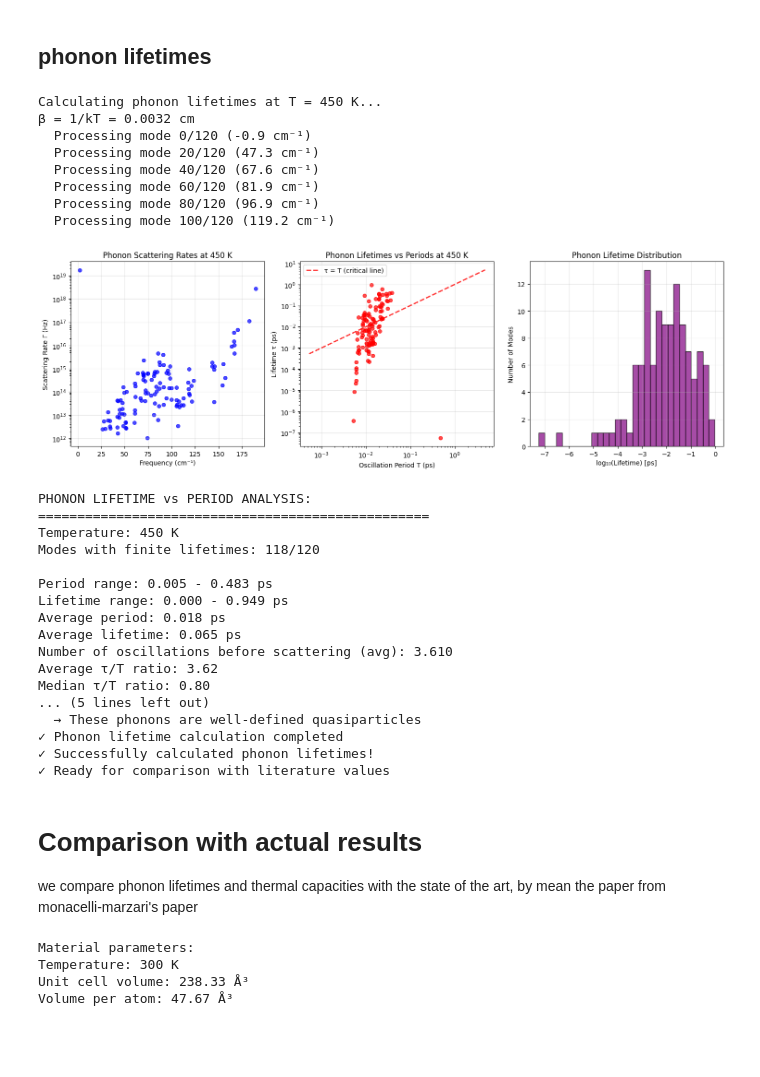
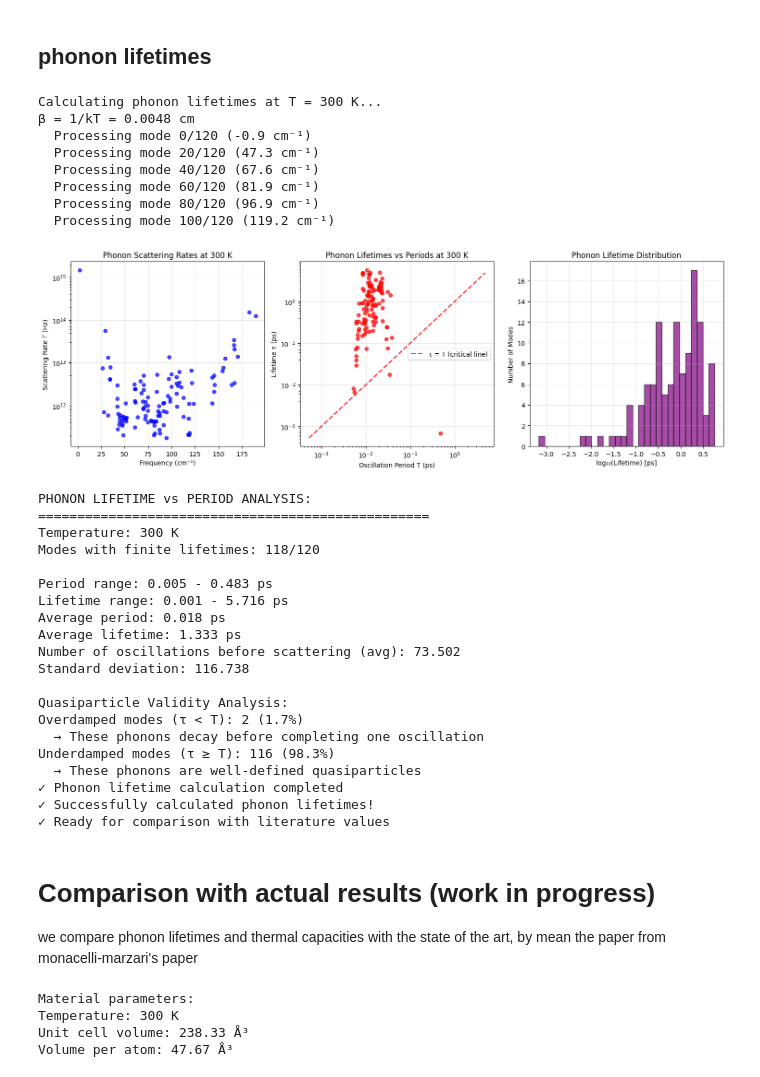
Before and after one commit to MikiPenguin/test, a Jupyter notebook: CsSnI3_AML_Project.ipynb, the cells around one changed output. Cells and saved outputs as stored; diff of their text form; code cells hidden in the pictures; blank space fills up the shorter version.

```diff
--- a/CsSnI3_AML_Project.ipynb
+++ b/CsSnI3_AML_Project.ipynb
@@ -1692,17 +1693,22 @@ Best validation loss: Rank 2 (0.000190)
 ## single training loop
 # %%
 # ------------------------------
-# STEP 4: Training Loop
+# STEP 4: Training Loop with Early Stopping
 # ------------------------------
-model = ForceBasedLoRAModel(num_atoms = 40, rank = 20).to(device)
-optimizer = optim.Adam(model.parameters(), lr = 1e-5)
+model = ForceBasedLoRAModel(num_atoms=40, rank=20).to(device)
+optimizer = optim.Adam(model.parameters(), lr=2*1e-5)
 criterion = nn.MSELoss()
 
-num_epochs = 2000
+max_epochs = 10000
+patience = 200
 train_losses = []
 val_losses = []
 
-for epoch in range(num_epochs):
+best_val_loss = float('inf')
+best_train_loss = None
+patience_counter = 0
+
+for epoch in range(max_epochs):
     # Training
     model.train()
     optimizer.zero_grad()
@@ -1711,6 +1717,7 @@ for epoch in range(num_epochs):
     loss.backward()
     optimizer.step()
     train_losses.append(loss.item())
+
     # Validation
     model.eval()
     with torch.no_grad():
@@ -1718,6 +1725,23 @@ for epoch in range(num_epochs):
         val_loss = criterion(val_preds, y_val.to(device)).item()
         val_losses.append(val_loss)
 
-    if epoch % 100 == 0 or epoch == num_epochs - 1:
+    # Check for improvement
+    if val_loss < best_val_loss:
+        best_val_loss = val_loss
+        best_train_loss = loss.item()
+        patience_counter = 0
+    else:
+        patience_counter += 1
+
+    # Print progress
+    if epoch % 100 == 0 or epoch == max_epochs - 1:
         print(f"Epoch {epoch:03d}: Train Loss = {loss.item():.6f}, Val Loss = {val_loss:.6f}")
+
+    # Early stopping condition
+    if patience_counter >= patience:
+        print(f"Early stopping triggered at epoch {epoch + 1}")
+        break
+
+print(f"Best Train Loss = {best_train_loss:.6f}, Best Val Loss = {best_val_loss:.6f}")
+num_epochs = len(train_losses)
 # %% [output]
@@ -3197,39 +3073,42 @@ Key features:
 # %%
 # Calculate phonon lifetimes using Fermi's Golden Rule
 try:
     scattering_rates, lifetimes = calculate_phonon_lifetimes(
-        phi3_phonon, frequencies, temperature=450, plot=True
+        phi3_phonon, frequencies, temperature=300, plot=True
     )
 
     print("✓ Successfully calculated phonon lifetimes!")
     print(f"✓ Ready for comparison with literature values")
 
 except Exception as e:
     print(f"✗ Error in lifetime calculation: {e}")
     print("Check that phi3_phonon and frequencies are properly defined")
 # %% [output]
-Calculating phonon lifetimes at T = 450 K...
-β = 1/kT = 0.0032 cm
+Calculating phonon lifetimes at T = 300 K...
+β = 1/kT = 0.0048 cm
   Processing mode 0/120 (-0.9 cm⁻¹)
   Processing mode 20/120 (47.3 cm⁻¹)
   Processing mode 40/120 (67.6 cm⁻¹)
   Processing mode 60/120 (81.9 cm⁻¹)
   Processing mode 80/120 (96.9 cm⁻¹)
   Processing mode 100/120 (119.2 cm⁻¹)
-[figure, old version]
+[figure, new version]
 PHONON LIFETIME vs PERIOD ANALYSIS:
 ==================================================
-Temperature: 450 K
+Temperature: 300 K
 Modes with finite lifetimes: 118/120
 
 Period range: 0.005 - 0.483 ps
-Lifetime range: 0.000 - 0.949 ps
+Lifetime range: 0.001 - 5.716 ps
 Average period: 0.018 ps
-Average lifetime: 0.065 ps
-Number of oscillations before scattering (avg): 3.610
-Average τ/T ratio: 3.62
-Median τ/T ratio: 0.80
-... (5 lines left out)
+Average lifetime: 1.333 ps
+Number of oscillations before scattering (avg): 73.502
+Standard deviation: 116.738
+
+Quasiparticle Validity Analysis:
+Overdamped modes (τ < T): 2 (1.7%)
+  → These phonons decay before completing one oscillation
+Underdamped modes (τ ≥ T): 116 (98.3%)
   → These phonons are well-defined quasiparticles
 ✓ Phonon lifetime calculation completed
 ✓ Successfully calculated phonon lifetimes!
@@ -3269,7 +3148,7 @@ Median τ/T ratio: 0.80
 # # Run temperature comparison (this will take a few minutes)
 # # compare_temperatures(phi3_phonon, frequencies)
 # %% [markdown]
-# Comparison with actual results
+# Comparison with actual results (work in progress)
 we compare phonon lifetimes and thermal capacities with the state of the art, by mean the paper from monacelli-marzari's paper
 # %%
 # Cell 1: Import libraries and define constants
```
Also changed, not shown: parts of 44 cells of this notebook.
